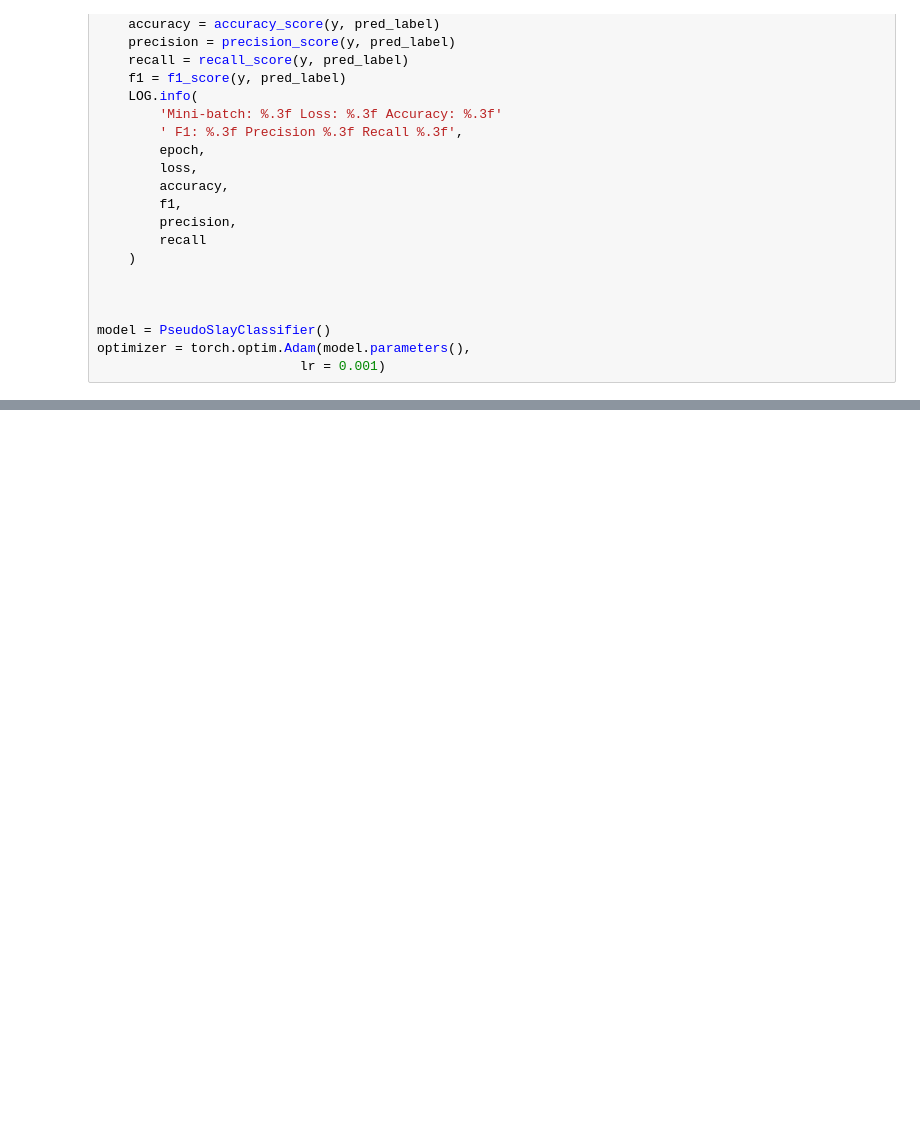
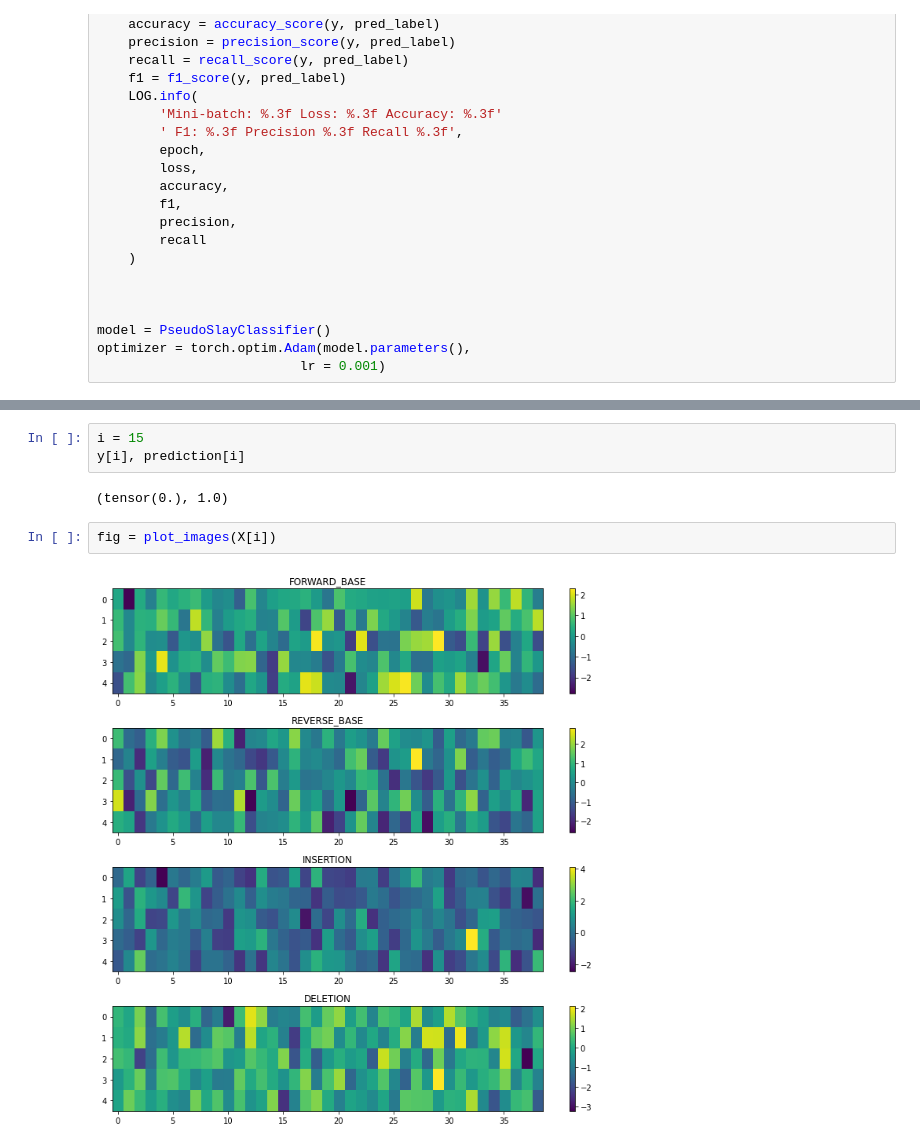
Before and after one commit to wckdouglas/Aln-img, a Jupyter notebook: example.ipynb, the cells around one changed output, grey strips where cells are left out. Cells and saved outputs as stored; diff of their text form; blank space fills up the shorter version.

```diff
--- a/example.ipynb
+++ b/example.ipynb
@@ -162,0 +152,9 @@ array([1., 1., 1., 0., 1., 1., 1., 0., 0., 0.], dtype=float32)
+# %%
+i = 15
+y[i], prediction[i]
+# %% [output]
+(tensor(0.), 1.0)
+# %%
+fig = plot_images(X[i])
+# %% [output]
+[figure, added]
```
Also changed, not shown: parts of 14 cells of this notebook, 1 other file.
